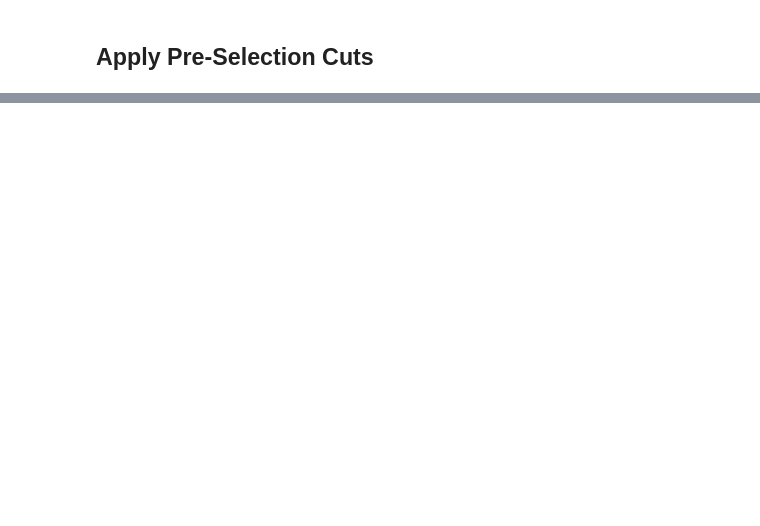
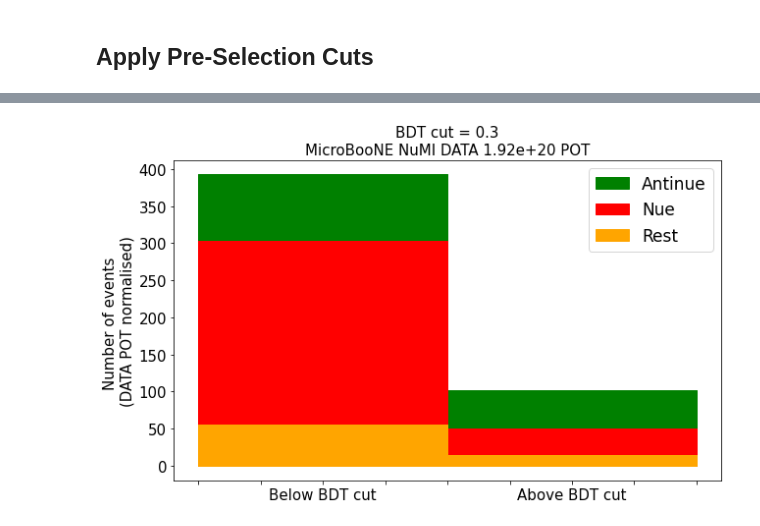
Before and after one commit to mrguzzo/AntinueXSec_WireCell, a Jupyter notebook: antinue.ipynb, the cells around one changed output, grey strips where cells are left out. Cells and saved outputs as stored; diff of their text form; code cells hidden in the pictures; blank space fills up the shorter version.

```diff
--- a/antinue.ipynb
+++ b/antinue.ipynb
@@ -1209,0 +1311,79 @@ plt.show()
+# %%
+antinue_score_cut = 0.3
+# %%
+# --- create dataframes for above and below the bdt cut
+
+df_above = df_overlay[df_overlay.antinue_score>=antinue_score_cut]
+df_below = df_overlay[df_overlay.antinue_score<antinue_score_cut]
+
+# --- split the dataframes above into signal and background, and calculate purity=signal/total
+
+df_above_sig = isSignal(df_above)
+df_above_bkg = delete_dataframe(df_above, df_above_sig)
+purity_above = len(df_above_sig)/len(df_above)
+
+df_below_sig = isSignal(df_below)
+df_below_bkg = delete_dataframe(df_below, df_below_sig)
+purity_below = len(df_below_sig)/len(df_below)
+
+ratio = POT_data/POT_mc # = POT_data/POT_mc for DATA POT normalised numbers, = 1 for absolute numbers
+
+def calc_antinue_nue_rest(df):
+
+    df_antinue = df[(df.truth_nuPdg==-12) & (df.truth_isCC==1) & (df.dist_vtx<1)]
+    df_antinue = notCosmic(df_antinue)
+
+    df_nue = df[(df.truth_nuPdg==12) & (df.truth_isCC==1) & (df.dist_vtx<1)]
+    df_nue = notCosmic(df_nue)
+
+    df_rest = delete_dataframe(df, df_antinue)
+    df_rest = delete_dataframe(df_rest, df_nue)
+
+    n_antinue = len(df_antinue)
+    n_nue = len(df_nue)
+    n_rest = len(df_rest)
+
+    return n_antinue, n_nue, n_rest
+
+n_antinue_above, n_nue_above, n_rest_above = calc_antinue_nue_rest(df_above)
+n_antinue_below, n_nue_below, n_rest_below = calc_antinue_nue_rest(df_below)
+
+print('BDT cut = %.2f' % antinue_score_cut)
+print('\nAbove the cut: %i events' % (len(df_above)*ratio))
+print('> antinue  %4i' % (n_antinue_above*ratio))
+print('> nue      %4i' % (n_nue_above*ratio))
+print('> rest     %4i' % (n_rest_above*ratio))
+print('\nBelow the cut: %i events' % (len(df_below)*ratio))
+print('> antinue  %4i' % (n_antinue_below*ratio))
+print('> nue      %4i' % (n_nue_below*ratio))
+print('> rest     %4i' % (n_rest_below*ratio))
+
+# ========= #
+# make plot #
+# ========= #
+
+ratio = ratio_mc
+antinue = np.array([0, n_antinue_below*ratio, n_antinue_above*ratio])
+nue = np.array([0, n_nue_below*ratio, n_antinue_above*ratio])
+rest = np.array([0, n_rest_below*ratio, n_rest_above*ratio])
+
+rest = rest # bottom
+nue = rest + nue # middle
+antinue = rest + nue + antinue # top
+
+x = [0,1,2]
+plt.close()
+fig, ax = plt.subplots(figsize=(10,6))
+plt.title('BDT cut = %.1f\nMicroBooNE NuMI DATA %.2e POT' % (antinue_score_cut, POT_data), fontsize=size_letter)
+plt.fill_between(x, antinue, label='Antinue', step="pre", color='green')
+plt.fill_between(x, nue, label='Nue', step="pre", color='red')
+plt.fill_between(x, rest, label='Rest', step="pre", color='orange')
+plt.legend(loc='best', ncol=1, prop={'size': 17})
+plt.yticks(fontsize=size_letter)
+plt.ylabel('Number of events \n(DATA POT normalised)', fontsize=size_letter)
+labels= [item.get_text() for item in ax.get_xticklabels()]
+labels[3] = 'Below BDT cut'
+labels[7] = 'Above BDT cut'
+ax.set_xticklabels(labels, fontsize=size_letter)
+plt.show()
+# %% [output]
@@ -1209,0 +1401 @@ plt.show()
+[figure, added]
```
Also changed, not shown: parts of 52 cells of this notebook.
